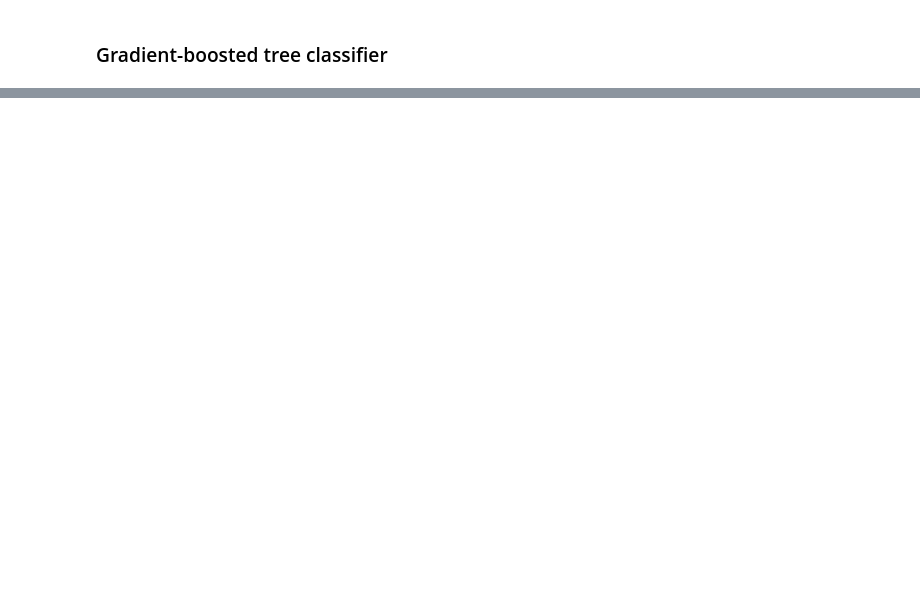
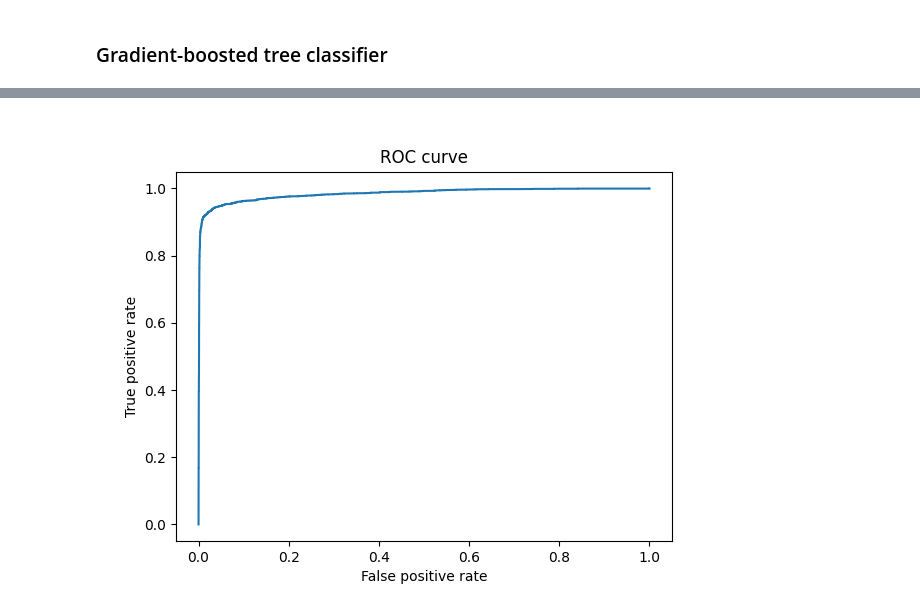
Before and after one commit to alwz1/Sparkify, a Jupyter notebook: Sparkify_aws.ipynb, the cells around one changed output, grey strips where cells are left out. Drawn from its saved outputs; the diff is of its cells as text; code cells hidden in the pictures; blank space fills up the shorter version.

Commit message:
feat: Add ROC curve

```diff
--- a/Sparkify_aws.ipynb
+++ b/Sparkify_aws.ipynb
@@ -120,7 +139,7 @@ print(num_users)
 Clean data, define user churn and create aggregate features. Prepare stages such as indexing and one-hot encoding categorical features, and transforming feature columns into a single column for ML pipeline.
 # %%
 def clean_data(df):
-    """Return valid data by dropping missing values in registration."""
+    """Return valid data by dropping missing values in registration and imputing length."""
     df_clean = df.dropna(subset=['registration']).na.fill(
         0, subset=['length'])
 
@@ -327,7 +346,7 @@ rfc = RandomForestClassifier(
     labelCol='label', featuresCol='scaled_features')
 
 gbt = GBTClassifier(labelCol='label', featuresCol='scaled_features',
-                    maxDepth=7, maxIter=32, stepSize=0.7, subsamplingRate=0.8)
+                    maxDepth=7, maxIter=50, stepSize=0.8, subsamplingRate=0.8)
 
 # Set stages for classifiers
 stages_lr = stages + [lr]
@@ -474,0 +485,3 @@ AUC = 0.9744314799398986
+# %%
+preds = model_gbt.transform(test).select(
+    'label', 'probability', 'prediction').toPandas()
@@ -474,0 +490,4 @@ AUC = 0.9744314799398986
+# %%
+labels = preds['label']
+predictions = preds['prediction']
+probabilities = preds['probability'].apply(lambda x: x[1]).values
@@ -474,0 +514,13 @@ AUC = 0.9744314799398986
+# %%
+# Create ROC curve
+fpr, tpr, _ = roc_curve(labels, probabilities)
+
+plt.clf()
+
+plt.plot(fpr, tpr)
+plt.xlabel('False positive rate')
+plt.ylabel('True positive rate')
+plt.title('ROC curve');
+
+%matplot plt
+# %% [output]
@@ -474,0 +528 @@ AUC = 0.9744314799398986
+[figure, added]
```
Also changed, not shown: parts of 14 cells of this notebook.
